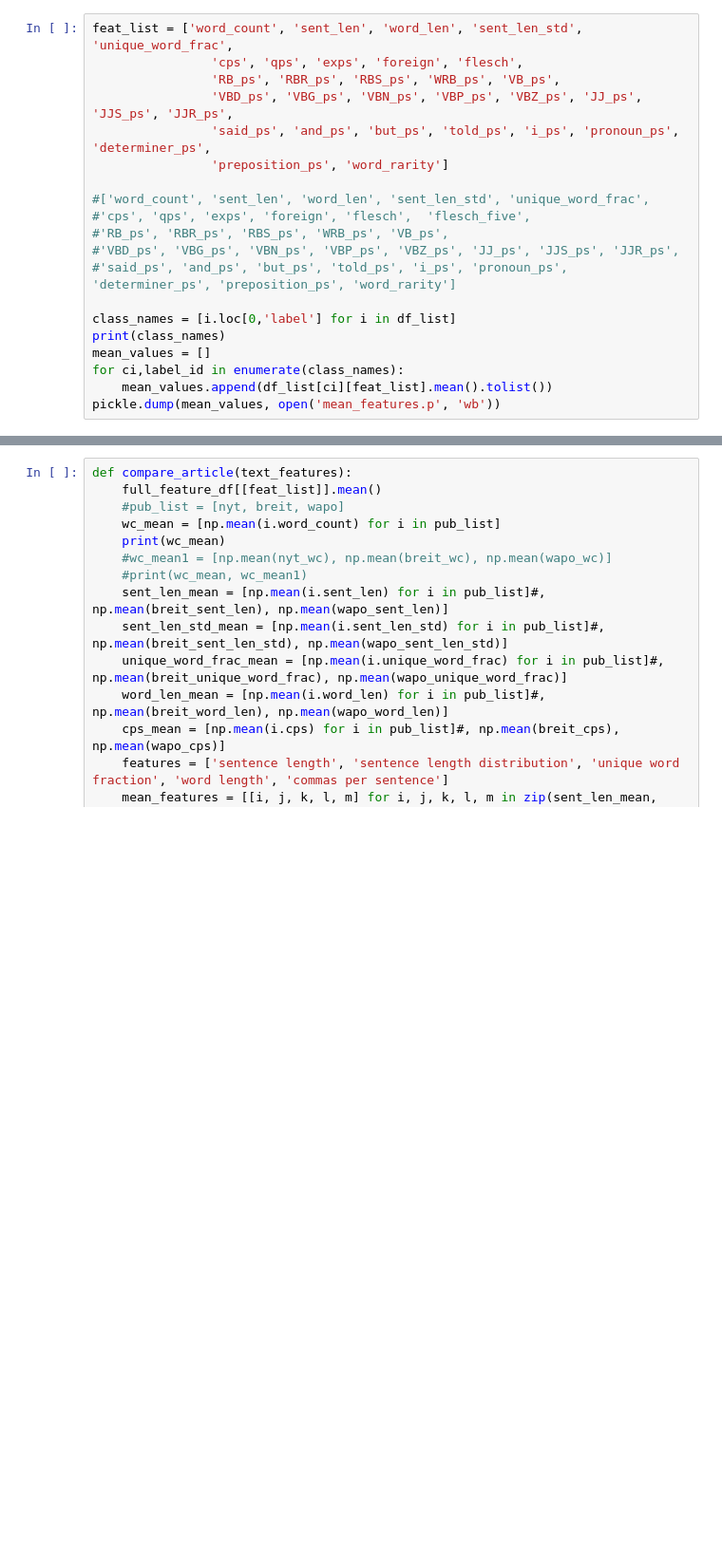
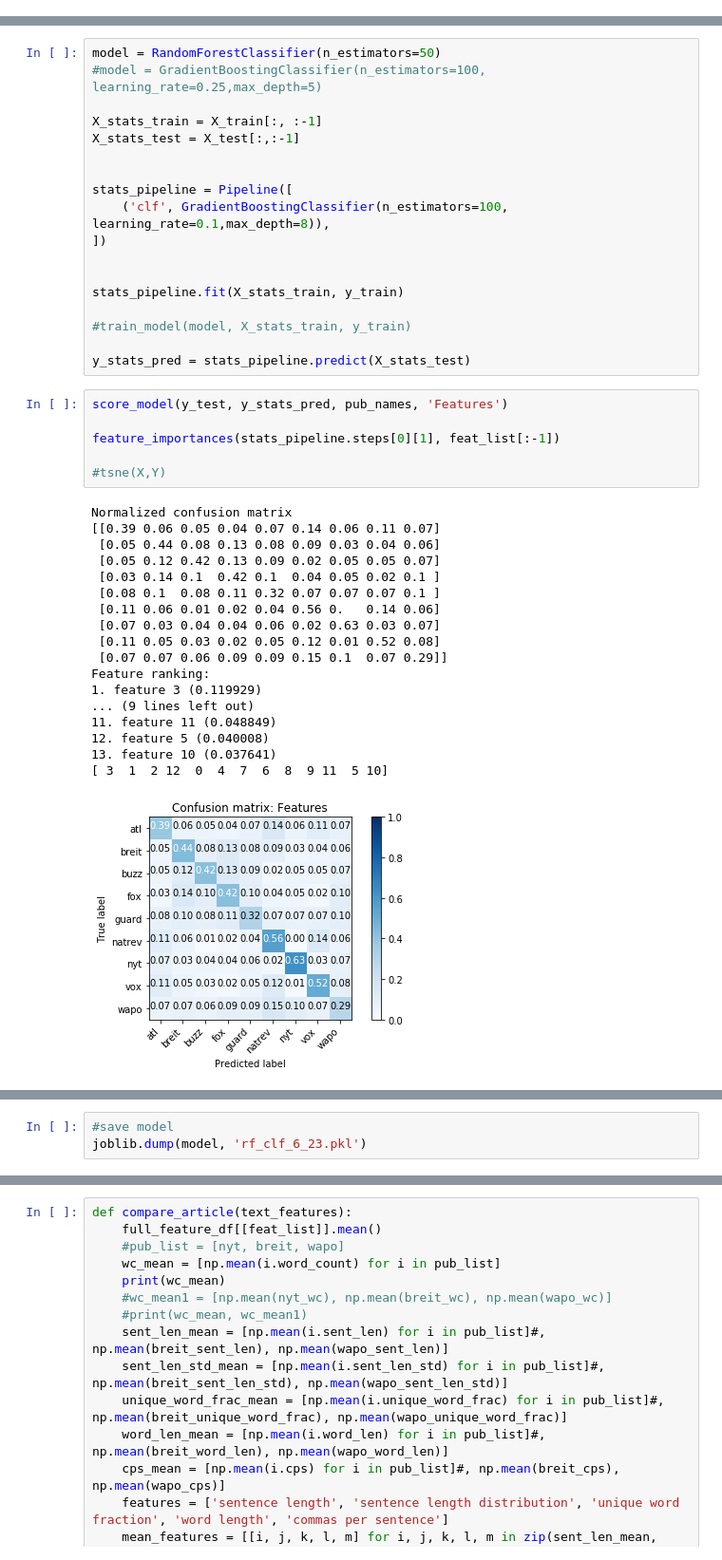
Before and after one commit to jwymbs23/insight, a Jupyter notebook: classify.ipynb, the cells around one changed output, grey strips where cells are left out. Shown: that part at 95% size. Saved outputs shown, nothing was run; the diff lists cells and outputs as text; blank space fills up the shorter version.

Commit message:
pipelines!

```diff
--- a/classify.ipynb
+++ b/classify.ipynb
@@ -48,20 +89,0 @@ print(full_feature_df['flesch_slope'])
-# %%
-feat_list = ['word_count', 'sent_len', 'word_len', 'sent_len_std', 'unique_word_frac',
-                'cps', 'qps', 'exps', 'foreign', 'flesch',
-                'RB_ps', 'RBR_ps', 'RBS_ps', 'WRB_ps', 'VB_ps',
-                'VBD_ps', 'VBG_ps', 'VBN_ps', 'VBP_ps', 'VBZ_ps', 'JJ_ps', 'JJS_ps', 'JJR_ps',
-                'said_ps', 'and_ps', 'but_ps', 'told_ps', 'i_ps', 'pronoun_ps', 'determiner_ps',
-                'preposition_ps', 'word_rarity']
-
-#['word_count', 'sent_len', 'word_len', 'sent_len_std', 'unique_word_frac',
-#'cps', 'qps', 'exps', 'foreign', 'flesch',  'flesch_five',
-#'RB_ps', 'RBR_ps', 'RBS_ps', 'WRB_ps', 'VB_ps',
-#'VBD_ps', 'VBG_ps', 'VBN_ps', 'VBP_ps', 'VBZ_ps', 'JJ_ps', 'JJS_ps', 'JJR_ps',
-#'said_ps', 'and_ps', 'but_ps', 'told_ps', 'i_ps', 'pronoun_ps', 'determiner_ps', 'preposition_ps', 'word_rarity']
-
-class_names = [i.loc[0,'label'] for i in df_list]
-print(class_names)
-mean_values = []
-for ci,label_id in enumerate(class_names):
-    mean_values.append(df_list[ci][feat_list].mean().tolist())
-pickle.dump(mean_values, open('mean_features.p', 'wb'))
@@ -78,0 +308,43 @@ plt.legend(class_names)
+# %%
+model = RandomForestClassifier(n_estimators=50)
+#model = GradientBoostingClassifier(n_estimators=100, learning_rate=0.25,max_depth=5)
+
+X_stats_train = X_train[:, :-1]
+X_stats_test = X_test[:,:-1]
+
+
+stats_pipeline = Pipeline([
+    ('clf', GradientBoostingClassifier(n_estimators=100, learning_rate=0.1,max_depth=8)),
+])
+
+
+stats_pipeline.fit(X_stats_train, y_train)
+
+#train_model(model, X_stats_train, y_train)
+
+y_stats_pred = stats_pipeline.predict(X_stats_test)
+# %%
+score_model(y_test, y_stats_pred, pub_names, 'Features')
+
+feature_importances(stats_pipeline.steps[0][1], feat_list[:-1])
+
+#tsne(X,Y)
+# %% [output]
+Normalized confusion matrix
+[[0.39 0.06 0.05 0.04 0.07 0.14 0.06 0.11 0.07]
+ [0.05 0.44 0.08 0.13 0.08 0.09 0.03 0.04 0.06]
+ [0.05 0.12 0.42 0.13 0.09 0.02 0.05 0.05 0.07]
+ [0.03 0.14 0.1  0.42 0.1  0.04 0.05 0.02 0.1 ]
+ [0.08 0.1  0.08 0.11 0.32 0.07 0.07 0.07 0.1 ]
+ [0.11 0.06 0.01 0.02 0.04 0.56 0.   0.14 0.06]
+ [0.07 0.03 0.04 0.04 0.06 0.02 0.63 0.03 0.07]
+ [0.11 0.05 0.03 0.02 0.05 0.12 0.01 0.52 0.08]
+ [0.07 0.07 0.06 0.09 0.09 0.15 0.1  0.07 0.29]]
+Feature ranking:
+1. feature 3 (0.119929)
+... (9 lines left out)
+11. feature 11 (0.048849)
+12. feature 5 (0.040008)
+13. feature 10 (0.037641)
+[ 3  1  2 12  0  4  7  6  8  9 11  5 10]
+[figure, added]
@@ -78,0 +352,3 @@ plt.legend(class_names)
+# %%
+#save model
+joblib.dump(model, 'rf_clf_6_23.pkl')
```
Also changed, not shown: parts of 42 cells of this notebook, 3 other files.
